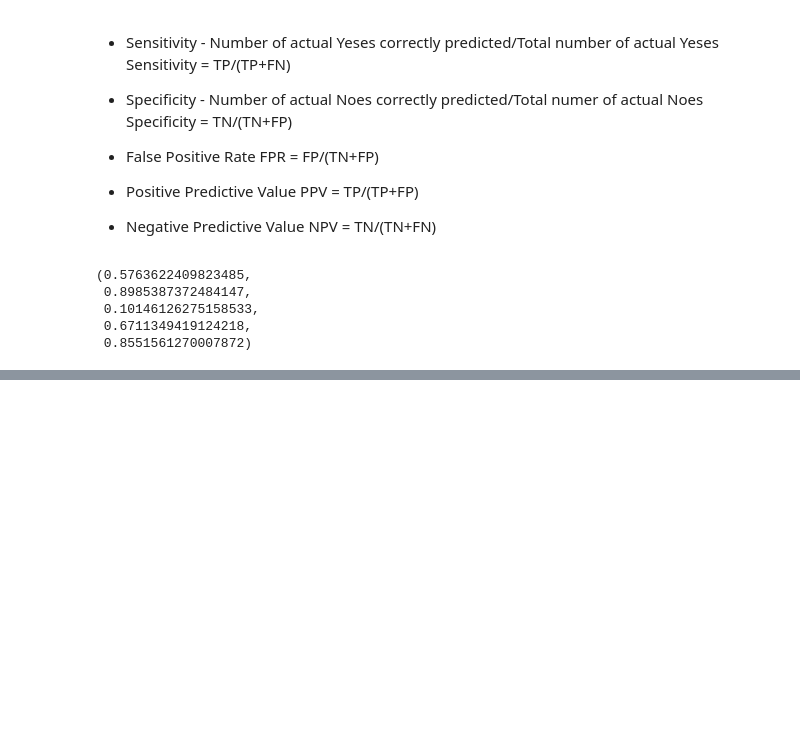
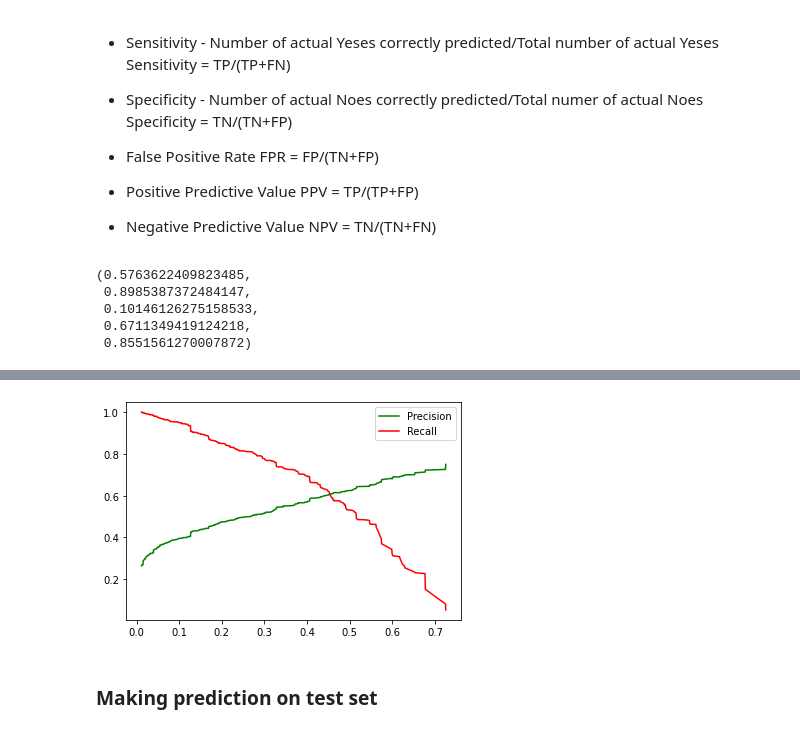
Before and after one commit to Prashik28/techeenomad_dataScience, a Jupyter notebook: Logistic Regression/PB_multivariant_logistic_regression_telecom_chrun.ipynb, the cells around one changed output, grey strips where cells are left out. Cells and saved outputs as stored; diff of their text form; code cells hidden in the pictures; blank space fills up the shorter version.

```diff
--- a/Logistic Regression/PB_multivariant_logistic_regression_telecom_chrun.ipynb
+++ b/Logistic Regression/PB_multivariant_logistic_regression_telecom_chrun.ipynb
@@ -1130,0 +1274,10 @@ sensitivity, specificity, FPR, PPV, NPV
+# %%
+p, r, threshold = precision_recall_curve(y_train_pred_final.Churn, y_train_pred_final.Churn_prob_final)
+plt.plot(threshold, p[:-1],"g-", label='Precision')
+plt.plot(threshold, r[:-1], "r-", label = 'Recall')
+plt.legend()
+plt.show()
+# %% [output]
+[figure, added]
+# %% [markdown]
+### Making prediction on test set
```
Also changed, not shown: parts of 62 cells of this notebook.
